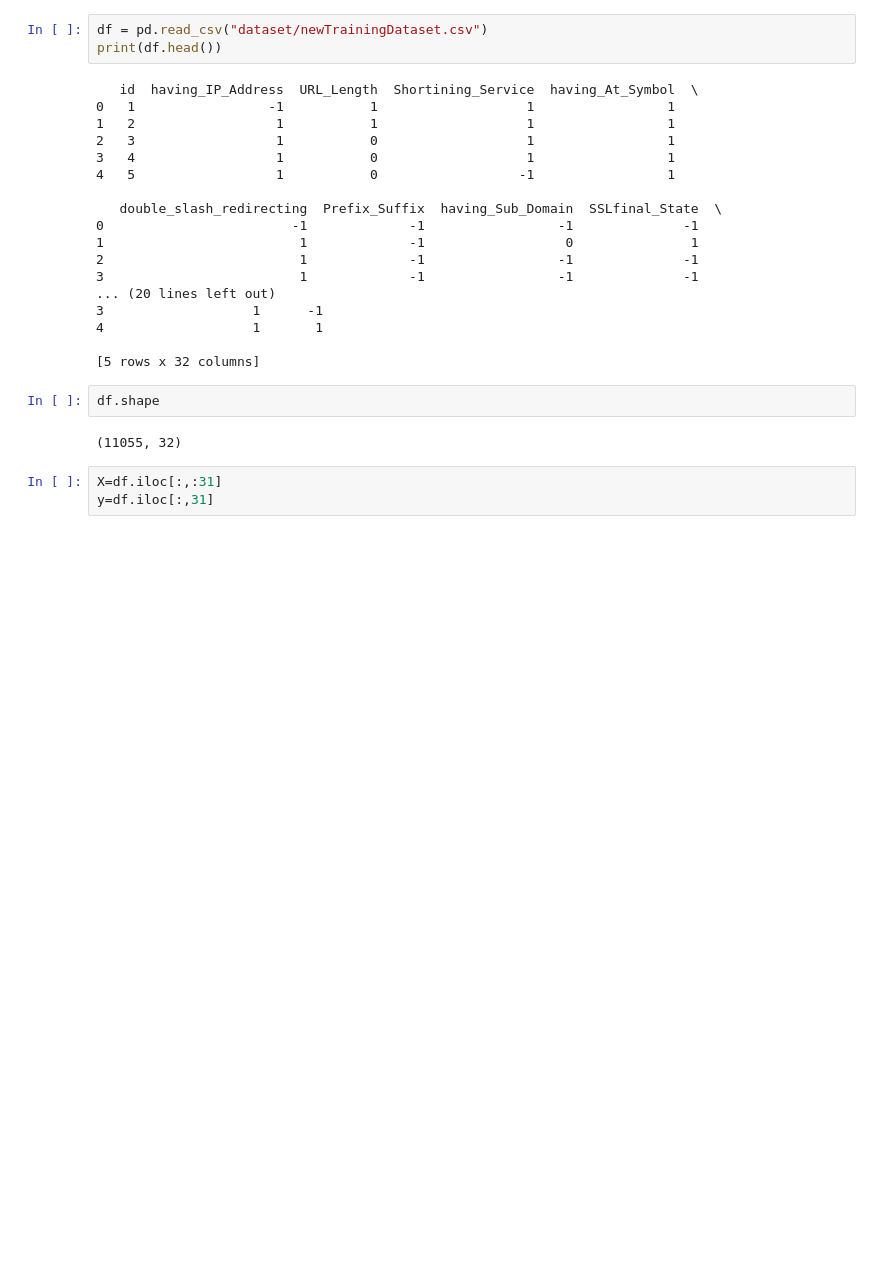
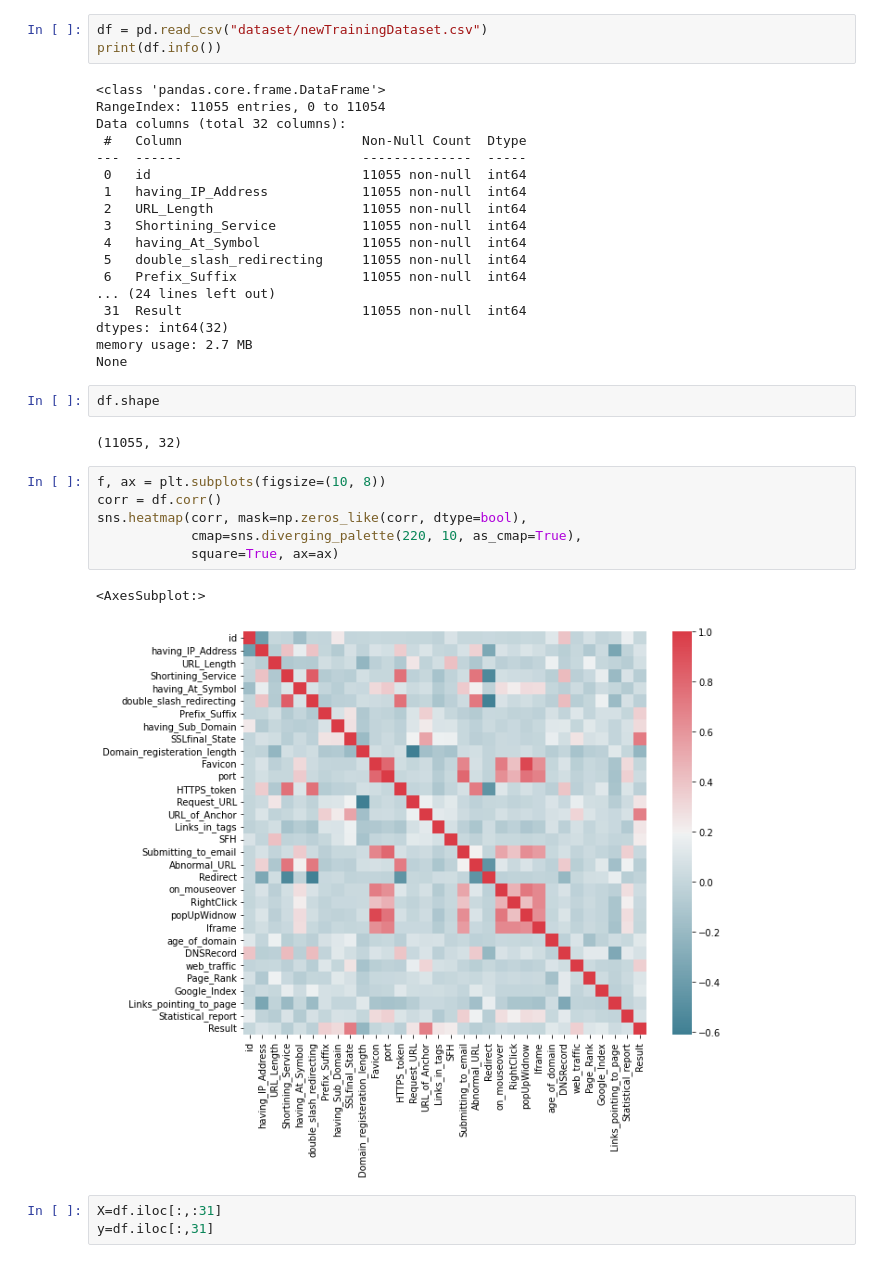
Before and after one commit to abhimanyu-atri/phishing-website-classifier, a Jupyter notebook: model.ipynb, the cells around one changed output. Cells and saved outputs as stored; diff of their text form; blank space fills up the shorter version.

```diff
--- a/model.ipynb
+++ b/model.ipynb
@@ -7,28 +12,37 @@ from sklearn.neighbors import KNeighborsClassifier
 # %%
 df = pd.read_csv("dataset/newTrainingDataset.csv")
-print(df.head())
+print(df.info())
 # %% [output]
-   id  having_IP_Address  URL_Length  Shortining_Service  having_At_Symbol  \
-0   1                 -1           1                   1                 1
-1   2                  1           1                   1                 1
-2   3                  1           0                   1                 1
-3   4                  1           0                   1                 1
-4   5                  1           0                  -1                 1
-
-   double_slash_redirecting  Prefix_Suffix  having_Sub_Domain  SSLfinal_State  \
-0                        -1             -1                 -1              -1
-1                         1             -1                  0               1
-2                         1             -1                 -1              -1
-3                         1             -1                 -1              -1
-... (20 lines left out)
-3                   1      -1
-4                   1       1
-
-[5 rows x 32 columns]
+<class 'pandas.core.frame.DataFrame'>
+RangeIndex: 11055 entries, 0 to 11054
+Data columns (total 32 columns):
+ #   Column                       Non-Null Count  Dtype
+---  ------                       --------------  -----
+ 0   id                           11055 non-null  int64
+ 1   having_IP_Address            11055 non-null  int64
+ 2   URL_Length                   11055 non-null  int64
+ 3   Shortining_Service           11055 non-null  int64
+ 4   having_At_Symbol             11055 non-null  int64
+ 5   double_slash_redirecting     11055 non-null  int64
+ 6   Prefix_Suffix                11055 non-null  int64
+... (24 lines left out)
+ 31  Result                       11055 non-null  int64
+dtypes: int64(32)
+memory usage: 2.7 MB
+None
 # %%
 df.shape
 # %% [output]
 (11055, 32)
+# %%
+f, ax = plt.subplots(figsize=(10, 8))
+corr = df.corr()
+sns.heatmap(corr, mask=np.zeros_like(corr, dtype=bool),
+            cmap=sns.diverging_palette(220, 10, as_cmap=True),
+            square=True, ax=ax)
+# %% [output]
+<AxesSubplot:>
+[figure, added]
 # %%
 X=df.iloc[:,:31]
 y=df.iloc[:,31]
```
Also changed, not shown: parts of 9 cells of this notebook.
